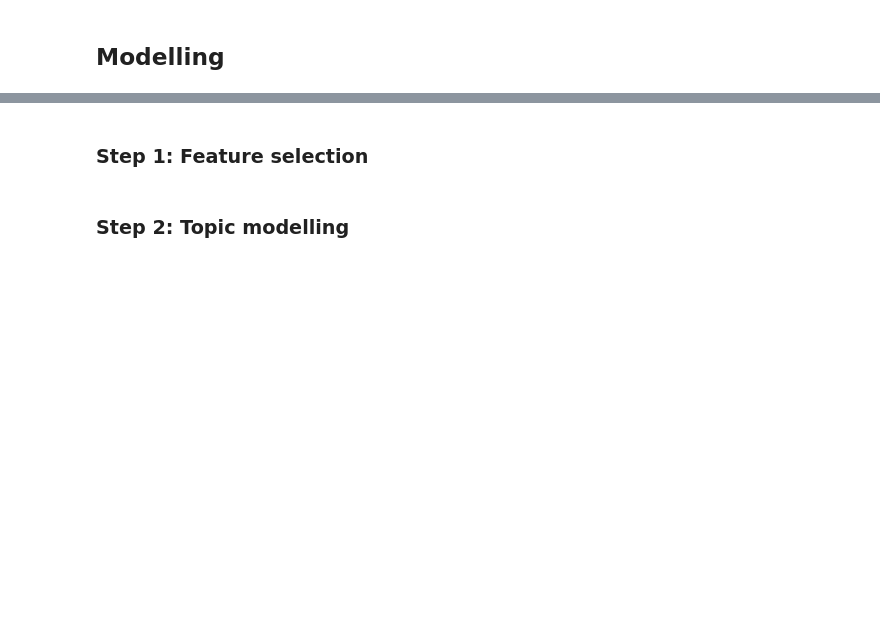
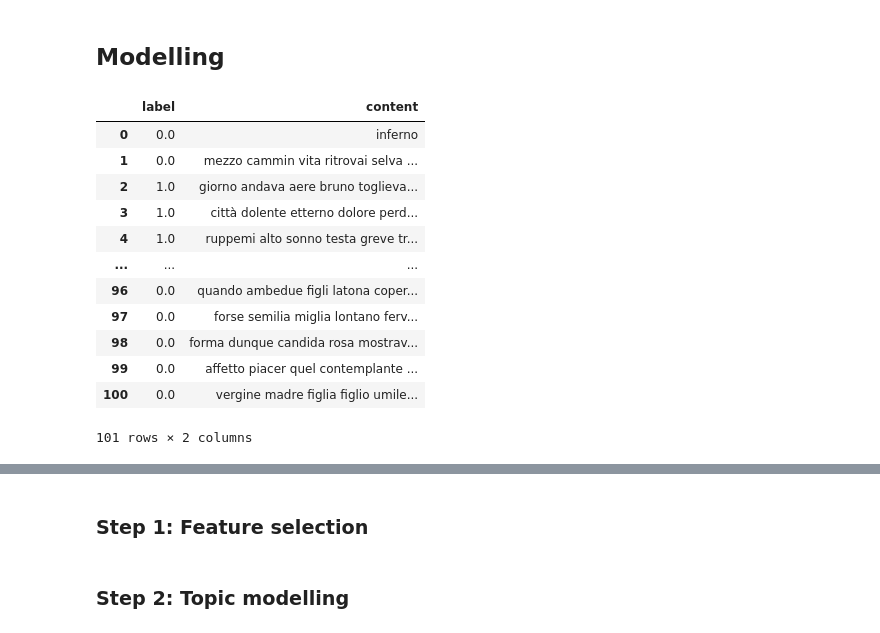
Before and after one commit to aaroncgw/sentiment_modelling, a Jupyter notebook: web-scraping.ipynb, the cells around one changed output, grey strips where cells are left out. Saved outputs shown, nothing was run; the diff lists cells and outputs as text; code cells hidden in the pictures; blank space fills up the shorter version.

```diff
--- a/web-scraping.ipynb
+++ b/web-scraping.ipynb
@@ -288,6 +313,22 @@ df = df.drop(["canto"], axis=1)
 df["label"] = (df["label"] == "inferno").apply(lambda x: float(x))
 
 #qgrid.show_grid(df, show_toolbar=True)
+# %%
+df
+# %% [output]
+|  | label | content |
+| 0 | 0.0 | inferno |
+| 1 | 0.0 | mezzo cammin vita ritrovai selva ... |
+| 2 | 1.0 | giorno andava aere bruno toglieva... |
+| 3 | 1.0 | città dolente etterno dolore perd... |
+| 4 | 1.0 | ruppemi alto sonno testa greve tr... |
+| ... | ... | ... |
+| 96 | 0.0 | quando ambedue figli latona coper... |
+| 97 | 0.0 | forse semilia miglia lontano ferv... |
+| 98 | 0.0 | forma dunque candida rosa mostrav... |
+| 99 | 0.0 | affetto piacer quel contemplante ... |
+| 100 | 0.0 | vergine madre figlia figlio umile... |
+101 rows × 2 columns
 # %%
 # Train model
 res = bt.SSESTM(alpha_minus=0.5, alpha_plus=0.5, kappa=3).fit(X=df["content"],
```
Also changed, not shown: parts of 17 cells of this notebook, 5 other files.
